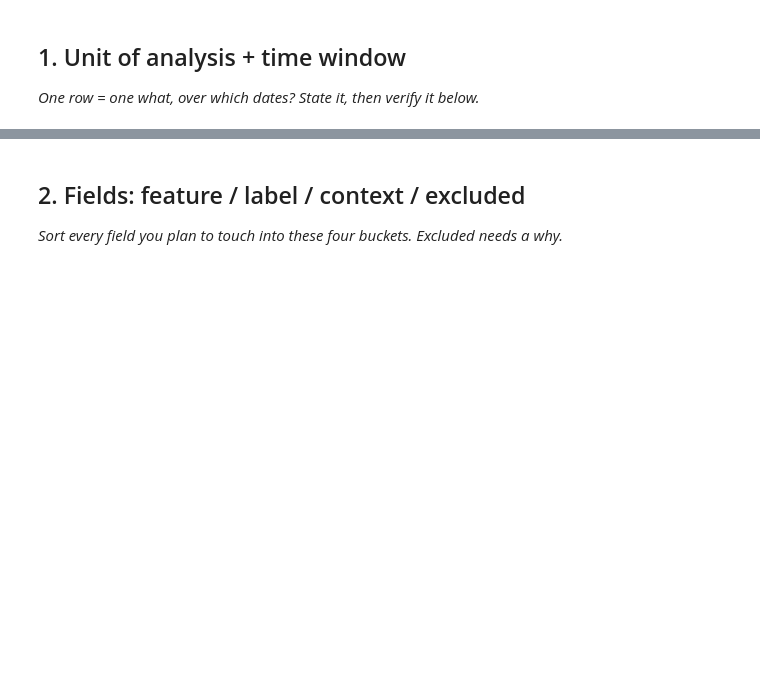
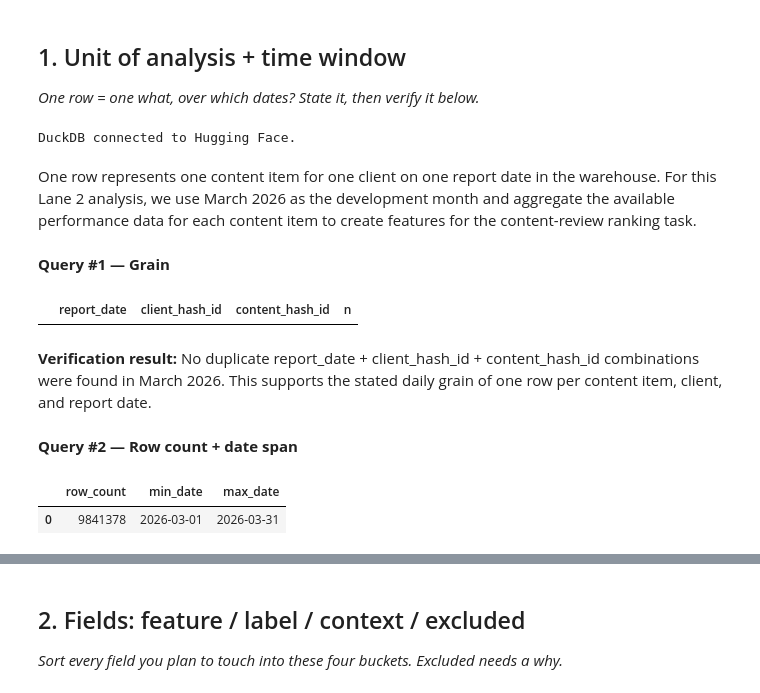
Before and after one commit to SNK005/flyrank-ml-internship, a Jupyter notebook: work/notebooks/w03_data_contract.ipynb, the cells around one changed output, grey strips where cells are left out. Cells and saved outputs as stored; diff of their text form; code cells hidden in the pictures; blank space fills up the shorter version.

```diff
--- a/work/notebooks/w03_data_contract.ipynb
+++ b/work/notebooks/w03_data_contract.ipynb
@@ -15,0 +15,48 @@ This skeleton is yours to fill. Work the sections **in order** — each one has
+# %%
+%pip -q install duckdb huggingface_hub
+
+import duckdb
+from google.colab import userdata
+
+token = userdata.get("HF_TOKEN")
+
+con = duckdb.connect()
+con.execute(
+    f"CREATE OR REPLACE SECRET hf "
+    f"(TYPE huggingface, TOKEN '{token}')"
+)
+
+print("DuckDB connected to Hugging Face.")
+# %% [output]
+DuckDB connected to Hugging Face.
+# %% [markdown]
+One row represents one content item for one client on one report date in the warehouse. For this Lane 2 analysis, we use March 2026 as the development month and aggregate the available performance data for each content item to create features for the content-review ranking task.
+# %% [markdown]
+**Query #1 — Grain**
+# %%
+REL = "read_parquet('hf://datasets/FlyRank/internship-warehouse/fact_content_daily_performance/month=2026-03/*.parquet')"
+
+con.sql(f"""
+    SELECT report_date, client_hash_id, content_hash_id, COUNT(*) AS n
+    FROM {REL}
+    GROUP BY report_date, client_hash_id, content_hash_id
+    HAVING COUNT(*) > 1
+    LIMIT 5
+""").df()
+# %% [output]
+|  | report_date | client_hash_id | content_hash_id | n |
+# %% [markdown]
+**Verification result:** No duplicate report_date + client_hash_id + content_hash_id combinations were found in March 2026. This supports the stated daily grain of one row per content item, client, and report date.
+# %% [markdown]
+**Query #2 — Row count + date span**
+# %%
+con.sql(f"""
+    SELECT
+        COUNT(*) AS row_count,
+        MIN(report_date) AS min_date,
+        MAX(report_date) AS max_date
+    FROM {REL}
+""").df()
+# %% [output]
+|  | row_count | min_date | max_date |
+| 0 | 9841378 | 2026-03-01 | 2026-03-31 |
```
Also changed, not shown: parts of 21 cells of this notebook.
